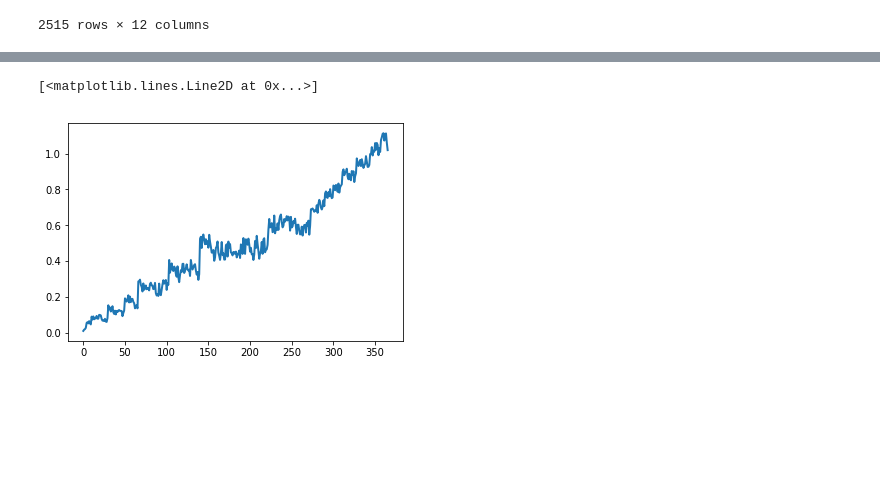
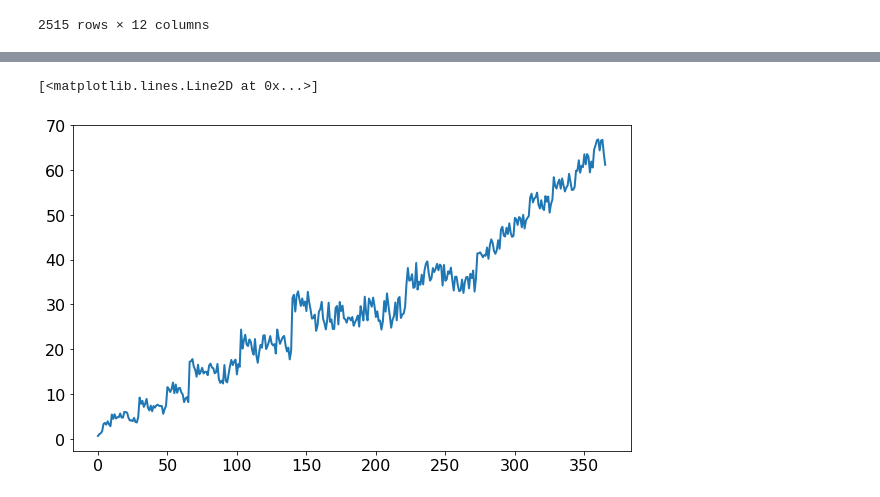
Before and after one commit to Erickmpowell/WWU-Research, a Jupyter notebook: AGA-2.ipynb, the cells around one changed output, grey strips where cells are left out. Saved outputs shown, nothing was run; the diff lists cells and outputs as text; code cells hidden in the pictures; blank space fills up the shorter version.

```diff
--- a/AGA-2.ipynb
+++ b/AGA-2.ipynb
@@ -572,5 +572,5 @@ c2=SkyCoord(ra,dec,unit=('deg'))
 sep=c1.separation(c2)
 sep.arcminute
 
-plt.plot(sep)
+plt.plot(sep.arcminute)
 # %% [output]
@@ -578,2 +578,2 @@ plt.plot(sep)
 [<matplotlib.lines.Line2D at 0x...>]
-[figure, old version]
+[figure, new version]
```
Also changed, not shown: parts of 9 cells of this notebook.
